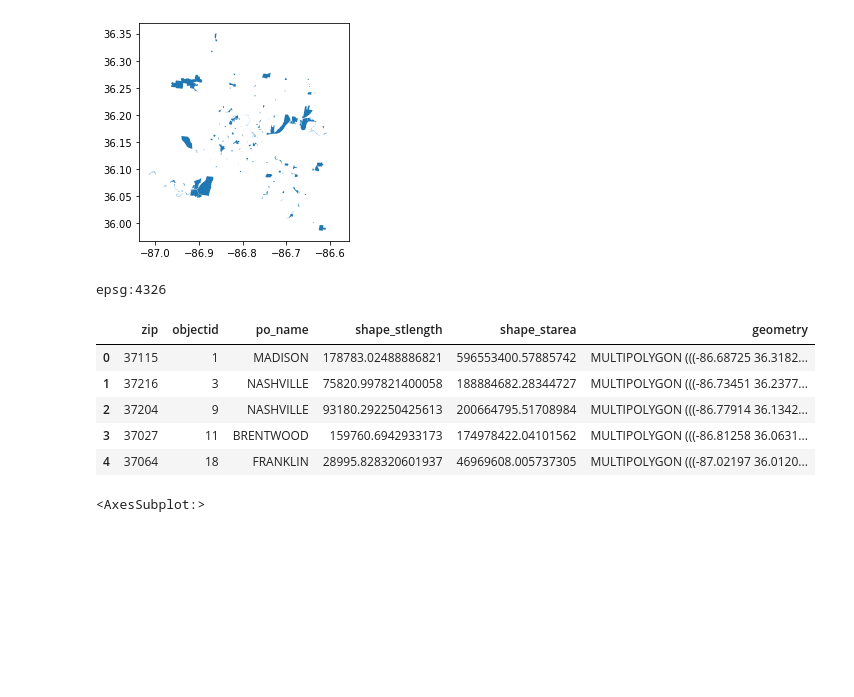
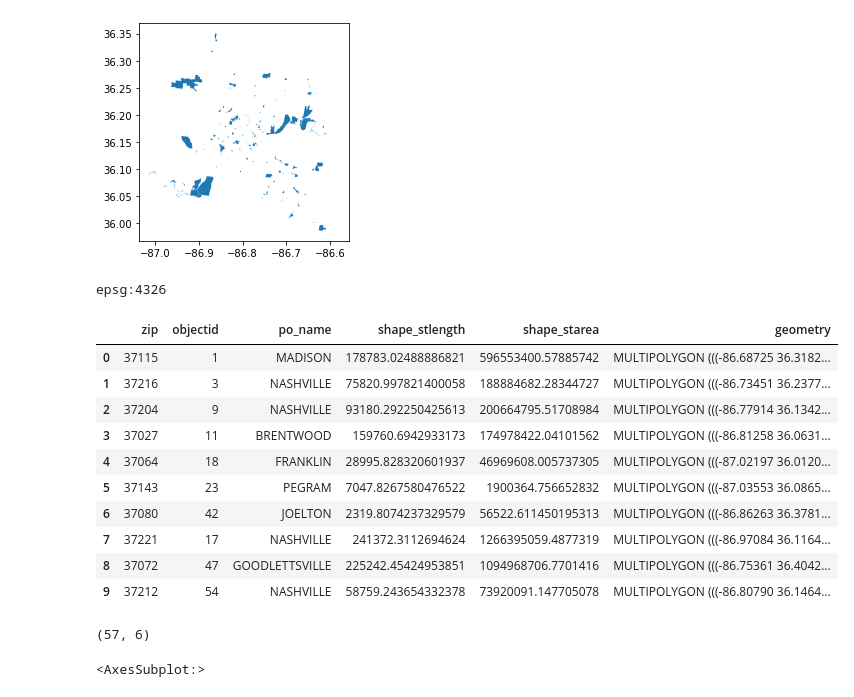
Before and after one commit to MrBardot/NSS-DDA2-geospatial-python-workshop, a Jupyter notebook: notebooks/brack_nashpmap.ipynb, the cells around one changed output. Drawn from its saved outputs; the diff is of its cells as text; code cells hidden in the pictures; blank space fills up the shorter version.

```diff
--- a/notebooks/brack_nashpmap.ipynb
+++ b/notebooks/brack_nashpmap.ipynb
@@ -58,15 +58,24 @@ nashpmap.plot()
 # %%
 zipcodes = gpd.read_file('../data/onlyzipcodes.geojson')
 print(zipcodes.crs)
-zipcodes.head( )
+zipcodes.head( 10)
 # %% [output]
 epsg:4326
 |  | zip | objectid | po_name | shape_stlength | shape_starea | geometry |
 | 0 | 37115 | 1 | MADISON | 178783.02488886821 | 596553400.57885742 | MULTIPOLYGON (((-86.68725 36.3182... |
 | 1 | 37216 | 3 | NASHVILLE | 75820.997821400058 | 188884682.28344727 | MULTIPOLYGON (((-86.73451 36.2377... |
 | 2 | 37204 | 9 | NASHVILLE | 93180.292250425613 | 200664795.51708984 | MULTIPOLYGON (((-86.77914 36.1342... |
 | 3 | 37027 | 11 | BRENTWOOD | 159760.6942933173 | 174978422.04101562 | MULTIPOLYGON (((-86.81258 36.0631... |
 | 4 | 37064 | 18 | FRANKLIN | 28995.828320601937 | 46969608.005737305 | MULTIPOLYGON (((-87.02197 36.0120... |
+| 5 | 37143 | 23 | PEGRAM | 7047.8267580476522 | 1900364.756652832 | MULTIPOLYGON (((-87.03553 36.0865... |
+| 6 | 37080 | 42 | JOELTON | 2319.8074237329579 | 56522.611450195313 | MULTIPOLYGON (((-86.86263 36.3781... |
+| 7 | 37221 | 17 | NASHVILLE | 241372.3112694624 | 1266395059.4877319 | MULTIPOLYGON (((-86.97084 36.1164... |
+| 8 | 37072 | 47 | GOODLETTSVILLE | 225242.45424953851 | 1094968706.7701416 | MULTIPOLYGON (((-86.75361 36.4042... |
+| 9 | 37212 | 54 | NASHVILLE | 58759.243654332378 | 73920091.147705078 | MULTIPOLYGON (((-86.80790 36.1464... |
+# %%
+zipcodes.shape
+# %% [output]
+(57, 6)
 # %%
 zipcodes.plot()
 # %% [output]
```
Also changed, not shown: parts of 19 cells of this notebook.
